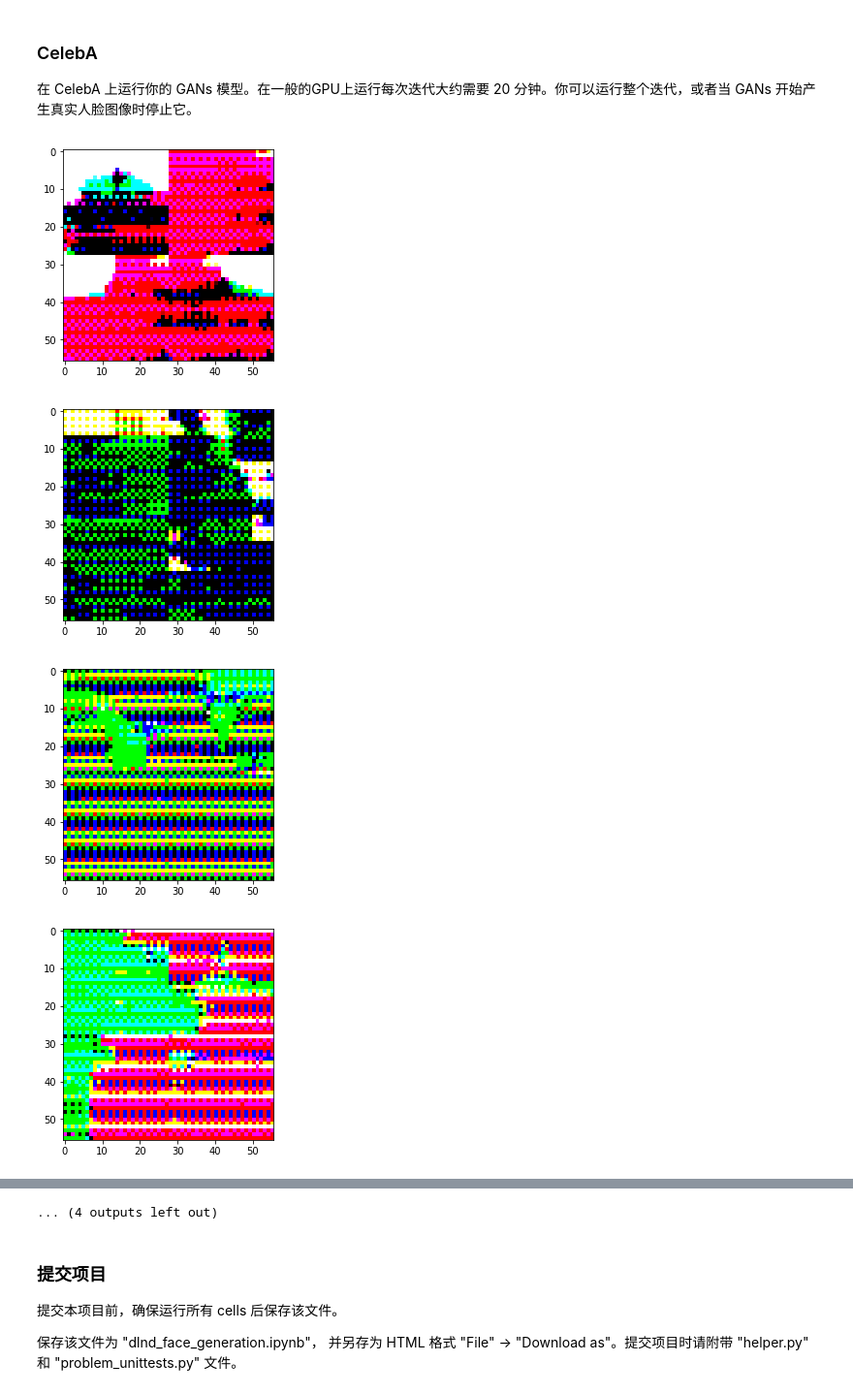
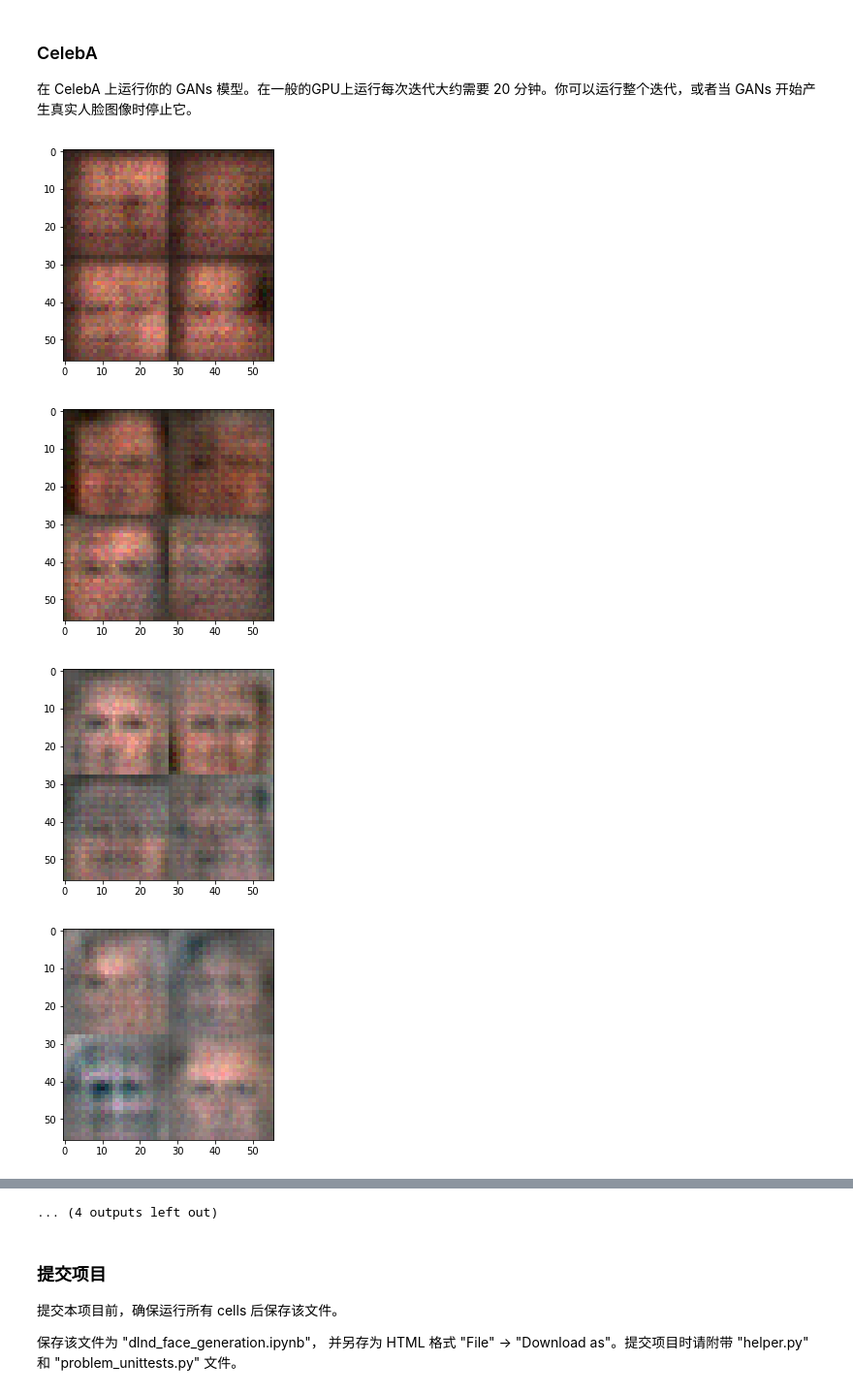
Before and after one commit to SongQingChe/Udacity_DLterm2_P4, a Jupyter notebook: dlnd_face_generation.ipynb, the cells around one changed output, grey strips where cells are left out. Shown at 97% size. Cells and saved outputs as stored; diff of their text form; code cells hidden in the pictures.

```diff
--- a/dlnd_face_generation.ipynb
+++ b/dlnd_face_generation.ipynb
@@ -197,9 +201,13 @@ def generator(z, out_channel_dim, is_train=True):
         x2 = tf.layers.batch_normalization(x2, training=is_train)
         x2 = tf.maximum(0.2*x2, x2)#1,7,7,256
 
-        x3 = tf.layers.conv2d_transpose(x2, 128, 2, strides=2, padding='valid')
+        x3 = tf.layers.conv2d_transpose(x2, 128, 5, strides=2, padding='same')
         x3 = tf.layers.batch_normalization(x3, training=is_train)
         x3 = tf.maximum(0.2*x3, x3)#1,14,14,128
+
+        #x4 = tf.layers.conv2d_transpose(x3, 64, 3, strides=2, padding='same')
+        #x4 = tf.layers.batch_normalization(x4, training=is_train)
+        #x4 = tf.maximum(0.2*x4, x4)#1,28,28,64
 
         logits = tf.layers.conv2d_transpose(x3, out_channel_dim, 5, strides=2, padding='same')
         out = tf.tanh(logits)#1,28,28,3
@@ -233,7 +241,7 @@ def model_loss(input_real, input_z, out_channel_dim):
     d_model_fake, d_logits_fake = discriminator(g_model, reuse=True)
 
     d_loss_real = tf.reduce_mean(tf.nn.sigmoid_cross_entropy_with_logits(logits=d_logits_real,
-                                                                         labels = tf.ones_like(d_logits_real*0.9)))
+                                                                         labels = tf.ones_like(d_logits_real)*0.9))
     d_loss_fake = tf.reduce_mean(tf.nn.sigmoid_cross_entropy_with_logits(logits=d_logits_fake,
                                                                          labels = tf.zeros_like(d_logits_real)))
     d_loss = d_loss_real + d_loss_fake
@@ -400,21 +408,21 @@ Epoch2/2... Discriminator loss:1.2131... Generator loss:1.0852
 # %%
 batch_size = 128
 z_dim = 100
-learning_rate = 0.01
-beta1 = 0.9
+learning_rate = 0.0001
+beta1 = 0.3
 
 
 """
 DON'T MODIFY ANYTHING IN THIS CELL THAT IS BELOW THIS LINE
 """
 epochs = 1
 
 celeba_dataset = helper.Dataset('celeba', glob(os.path.join(data_dir, 'img_align_celeba/*.jpg')))
 with tf.Graph().as_default():
     train(epochs, batch_size, z_dim, learning_rate, beta1, celeba_dataset.get_batches,
           celeba_dataset.shape, celeba_dataset.image_mode)
 # %% [output]
-[figure, old version]
+[figure, new version]
-[figure, old version]
+[figure, new version]
-[figure, old version]
+[figure, new version]
-[figure, old version]
+[figure, new version]
```
Also changed, not shown: parts of 4 cells of this notebook, 2 other files.
